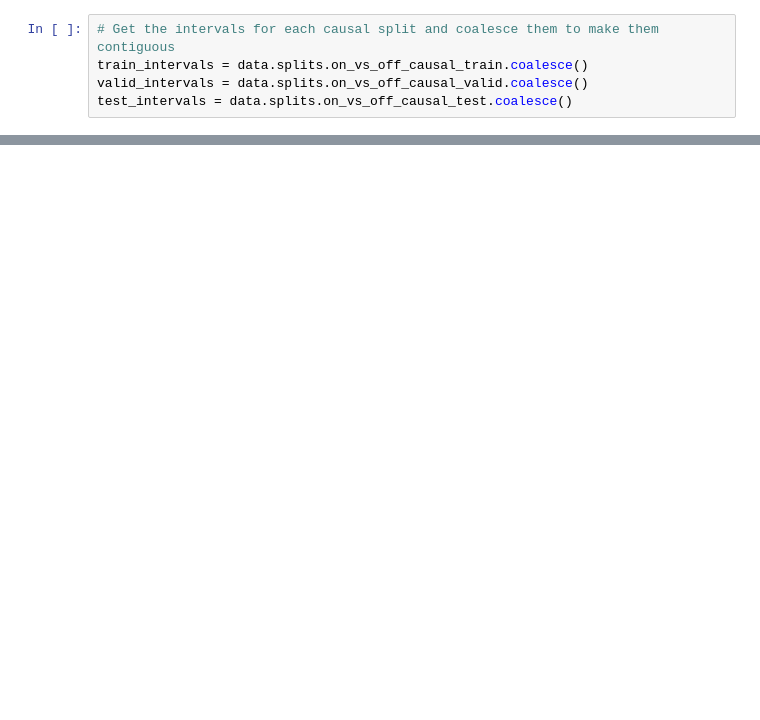
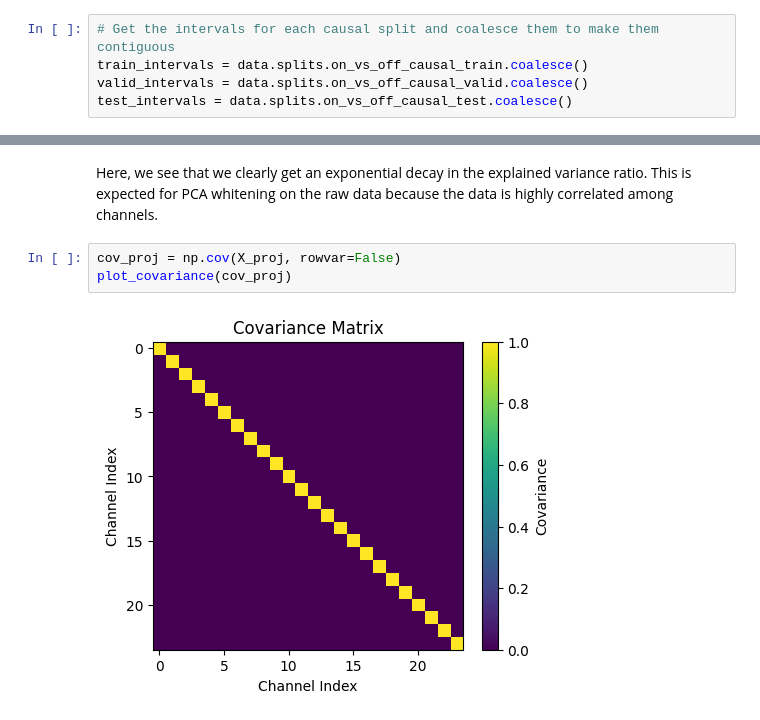
Before and after one commit to Neurosoft-Bioelectronics/auditorydecoding, a Jupyter notebook: notebooks/whitening_exploration.ipynb, the cells around one changed output, grey strips where cells are left out. Drawn from its saved outputs; the diff is of its cells as text; blank space fills up the shorter version.

```diff
--- a/notebooks/whitening_exploration.ipynb
+++ b/notebooks/whitening_exploration.ipynb
@@ -34,0 +141,7 @@ for interval in test_intervals:
+# %% [markdown]
+Here, we see that we clearly get an exponential decay in the explained variance ratio. This is expected for PCA whitening on the raw data because the data is highly correlated among channels.
+# %%
+cov_proj = np.cov(X_proj, rowvar=False)
+plot_covariance(cov_proj)
+# %% [output]
+[figure, added]
```
Also changed, not shown: parts of 22 cells of this notebook, 6 other files.
